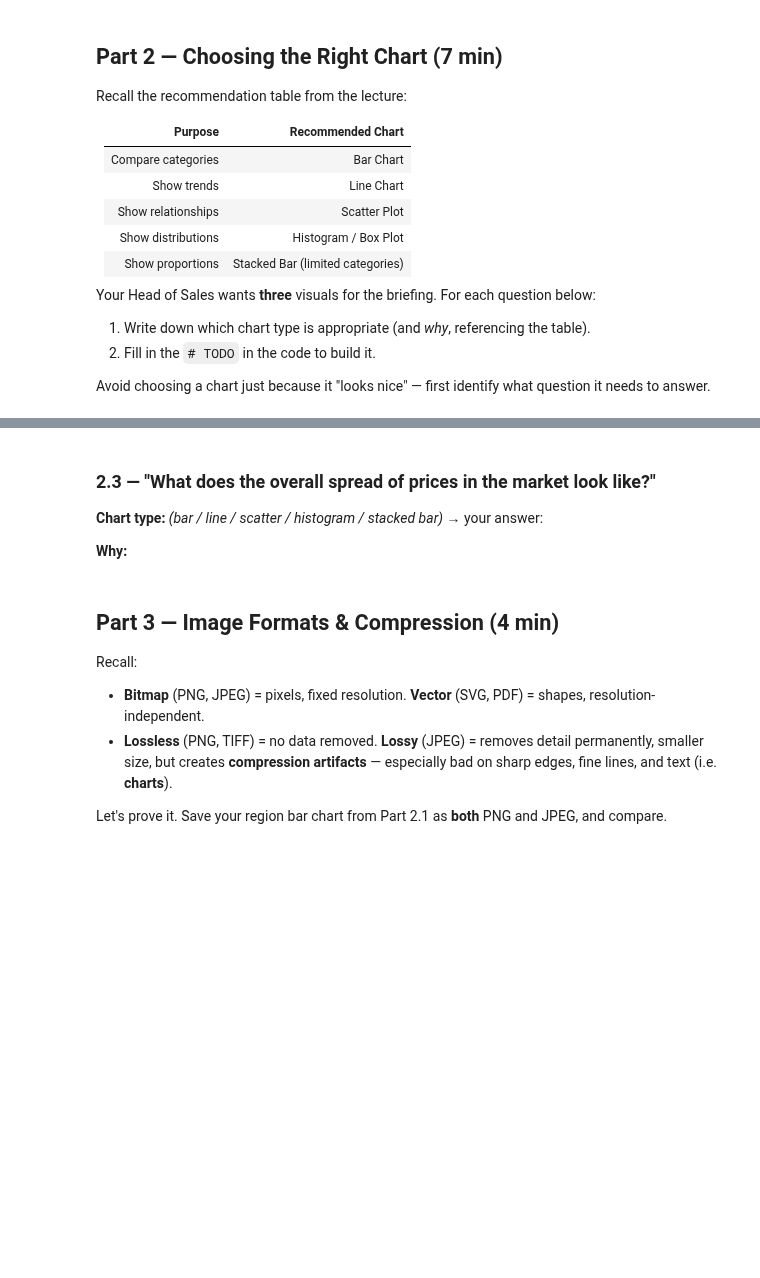
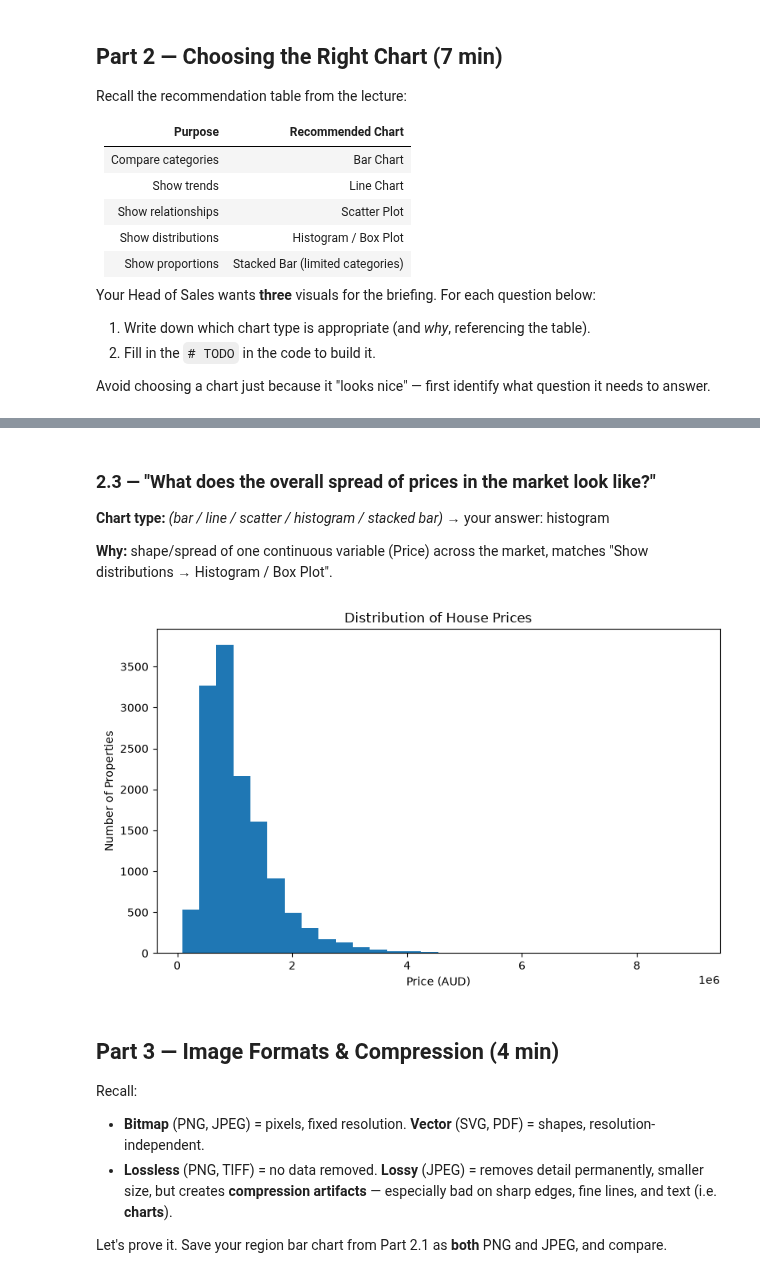
Before and after one commit to itsdharani/VDUI_Assignment_Submissions, a Jupyter notebook: ppt9-activity.ipynb, the cells around one changed output, grey strips where cells are left out. Drawn from its saved outputs; the diff is of its cells as text; code cells hidden in the pictures; blank space fills up the shorter version.

```diff
--- a/ppt9-activity.ipynb
+++ b/ppt9-activity.ipynb
@@ -152,22 +201,25 @@ plt.show()
 # %% [markdown]
 ### 2.3 — "What does the overall spread of prices in the market look like?"
 
-**Chart type:** *(bar / line / scatter / histogram / stacked bar)* → your answer:
+**Chart type:** *(bar / line / scatter / histogram / stacked bar)* → your answer: histogram
 
-**Why:**
+**Why:** shape/spread of one continuous variable (Price) across the market,
+matches "Show distributions → Histogram / Box Plot".
 # %%
 # TODO: Build a chart that shows the distribution of Price
 
 fig, ax = plt.subplots(figsize=(8, 5))
 
 # TODO: fill in the correct plotting call
-ax.___(df["Price"].dropna(), bins=30)
+ax.hist(df["Price"].dropna(), bins=30)
 
 ax.set_xlabel("Price (AUD)")
 ax.set_ylabel("Number of Properties")
 ax.set_title("Distribution of House Prices")
 plt.tight_layout()
 plt.show()
+# %% [output]
+[figure, added]
 # %% [markdown]
 ## Part 3 — Image Formats & Compression (4 min)
 
```
Also changed, not shown: parts of 13 cells of this notebook, 2 other files.
